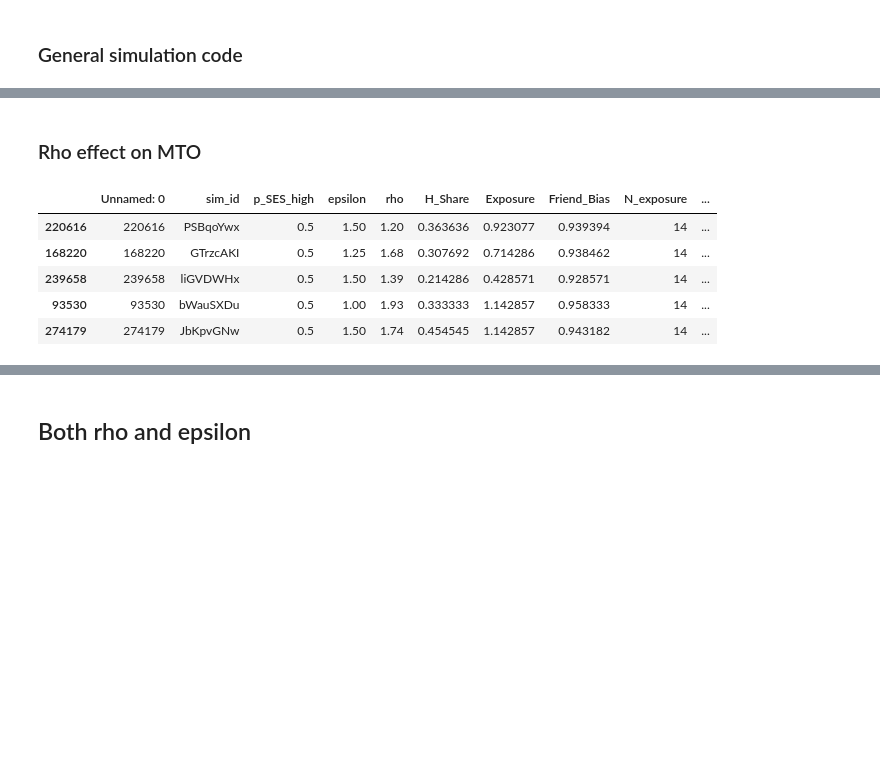
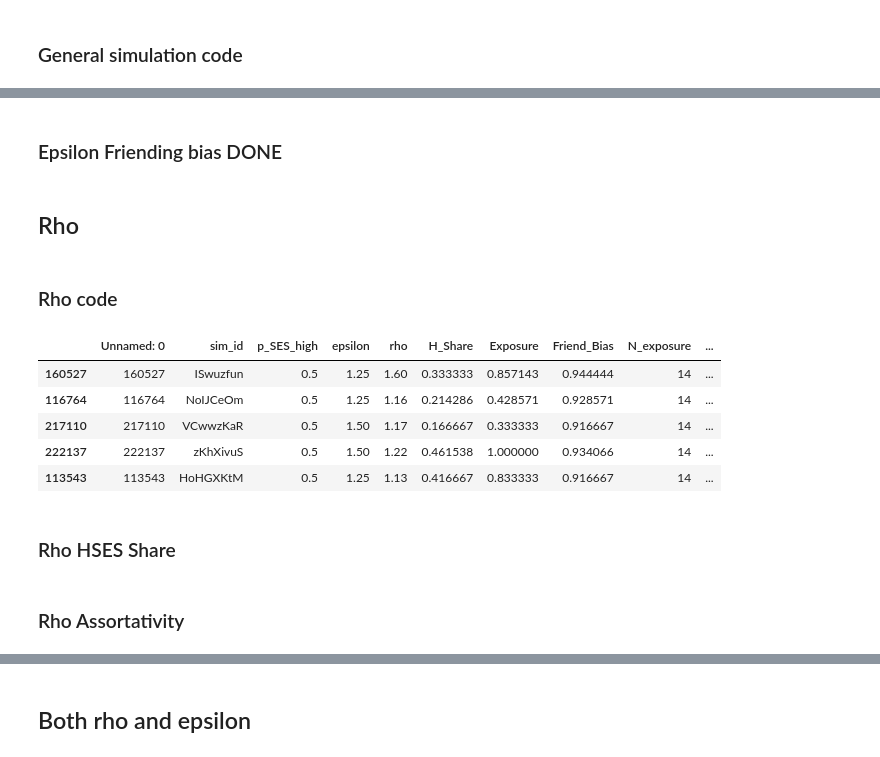
Before and after one commit to RassssD/Diss-model, a Jupyter notebook: Diss_work.ipynb, the cells around one changed output, grey strips where cells are left out. Drawn from its saved outputs; the diff is of its cells as text; code cells hidden in the pictures; blank space fills up the shorter version.

```diff
--- a/Diss_work.ipynb
+++ b/Diss_work.ipynb
@@ -308,0 +393,2 @@ plotly_lines.plot_MTO_sim_results(plotly_lines(), data=df_eps[df_eps['rho'] == 1
+# %% [markdown]
+### Epsilon Friending bias DONE
@@ -309,24 +422,26 @@ plotly_lines.plot_MTO_sim_results(plotly_lines(), data=df_eps[df_eps['rho'] == 1
 # %% [markdown]
-### Rho effect on MTO
+## Rho
+# %% [markdown]
+### Rho code
 # %%
 
 # general simulation stuff
 list_rho_values = np.arange(1, 2, 0.01)
 
 num_sim_per_param = 10 # number of simulations with given parameter set
 num_MTO_per_sim = 100 # number of simulations on each network
 
 
 #df_rho = MTO_simulator(list_eps_values=[1, 1.25, 1.5], list_rho_values=list_rho_values, num_MTO_per_sim=num_MTO_per_sim, num_sim_per_param=num_sim_per_param)
 #df_rho.to_csv('rho_sim.csv')
 
-df_rho = pd.read_csv('rho_sim.csv')
+df_rho = pd.read_csv('SimulationData/rho_sim.csv')
 
 df_rho.sample(5)
 # %% [output]
 |  | Unnamed: 0 | sim_id | p_SES_high | epsilon | rho | H_Share | Exposure | Friend_Bias | N_exposure | ... |
-| 220616 | 220616 | PSBqoYwx | 0.5 | 1.50 | 1.20 | 0.363636 | 0.923077 | 0.939394 | 14 | ... |
-| 168220 | 168220 | GTrzcAKI | 0.5 | 1.25 | 1.68 | 0.307692 | 0.714286 | 0.938462 | 14 | ... |
-| 239658 | 239658 | liGVDWHx | 0.5 | 1.50 | 1.39 | 0.214286 | 0.428571 | 0.928571 | 14 | ... |
-| 93530 | 93530 | bWauSXDu | 0.5 | 1.00 | 1.93 | 0.333333 | 1.142857 | 0.958333 | 14 | ... |
-| 274179 | 274179 | JbKpvGNw | 0.5 | 1.50 | 1.74 | 0.454545 | 1.142857 | 0.943182 | 14 | ... |
+| 160527 | 160527 | ISwuzfun | 0.5 | 1.25 | 1.60 | 0.333333 | 0.857143 | 0.944444 | 14 | ... |
+| 116764 | 116764 | NoIJCeOm | 0.5 | 1.25 | 1.16 | 0.214286 | 0.428571 | 0.928571 | 14 | ... |
+| 217110 | 217110 | VCwwzKaR | 0.5 | 1.50 | 1.17 | 0.166667 | 0.333333 | 0.916667 | 14 | ... |
+| 222137 | 222137 | zKhXivuS | 0.5 | 1.50 | 1.22 | 0.461538 | 1.000000 | 0.934066 | 14 | ... |
+| 113543 | 113543 | HoHGXKtM | 0.5 | 1.25 | 1.13 | 0.416667 | 0.833333 | 0.916667 | 14 | ... |
@@ -344,0 +448,2 @@ rho_exposure = plotly_lines.plot_MTO_sim_results(plotly_lines(), data=df_rho, x_
+# %% [markdown]
+### Rho HSES Share
@@ -344,0 +480,2 @@ rho_exposure = plotly_lines.plot_MTO_sim_results(plotly_lines(), data=df_rho, x_
+# %% [markdown]
+### Rho Assortativity
```
Also changed, not shown: parts of 19 cells of this notebook, 5 other files.
